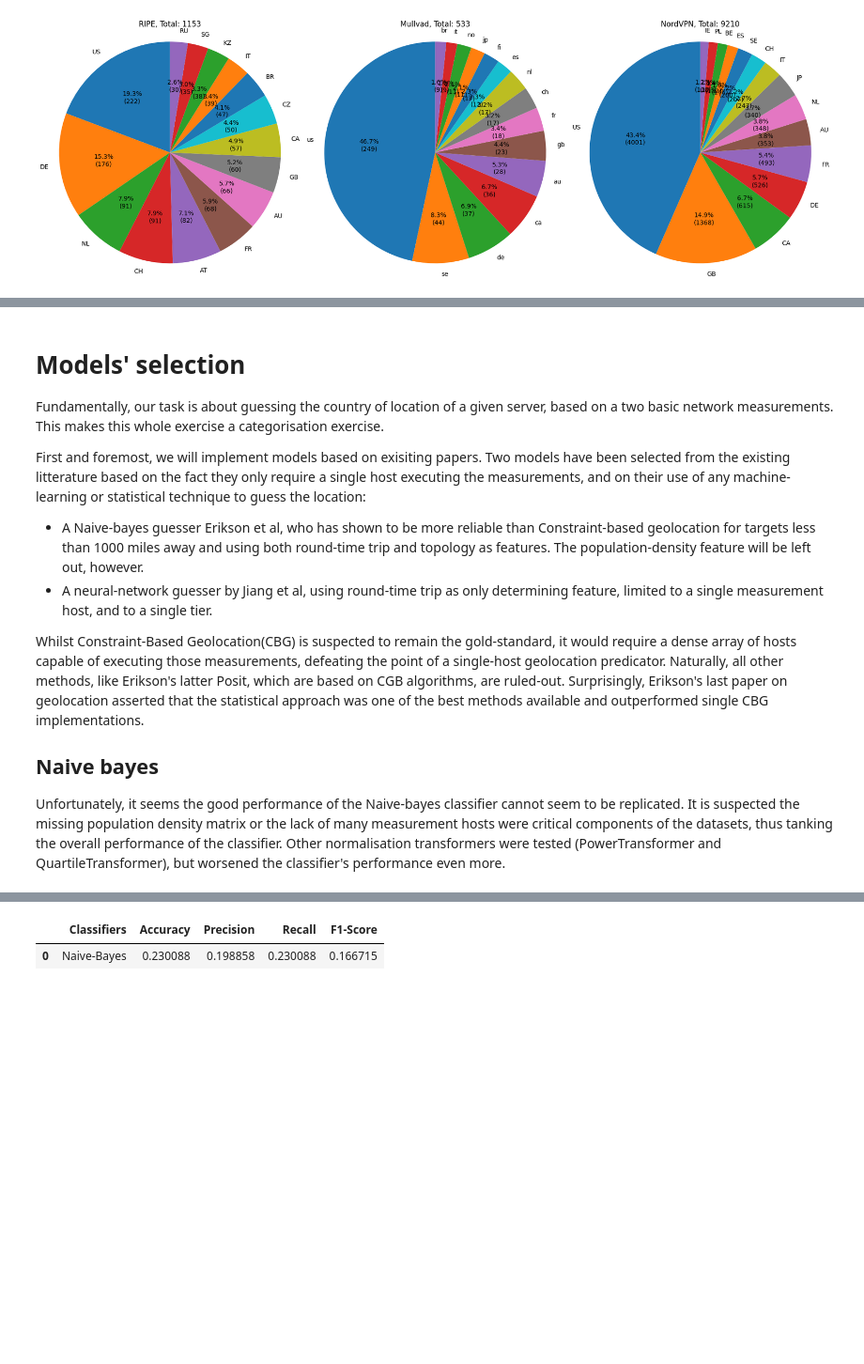
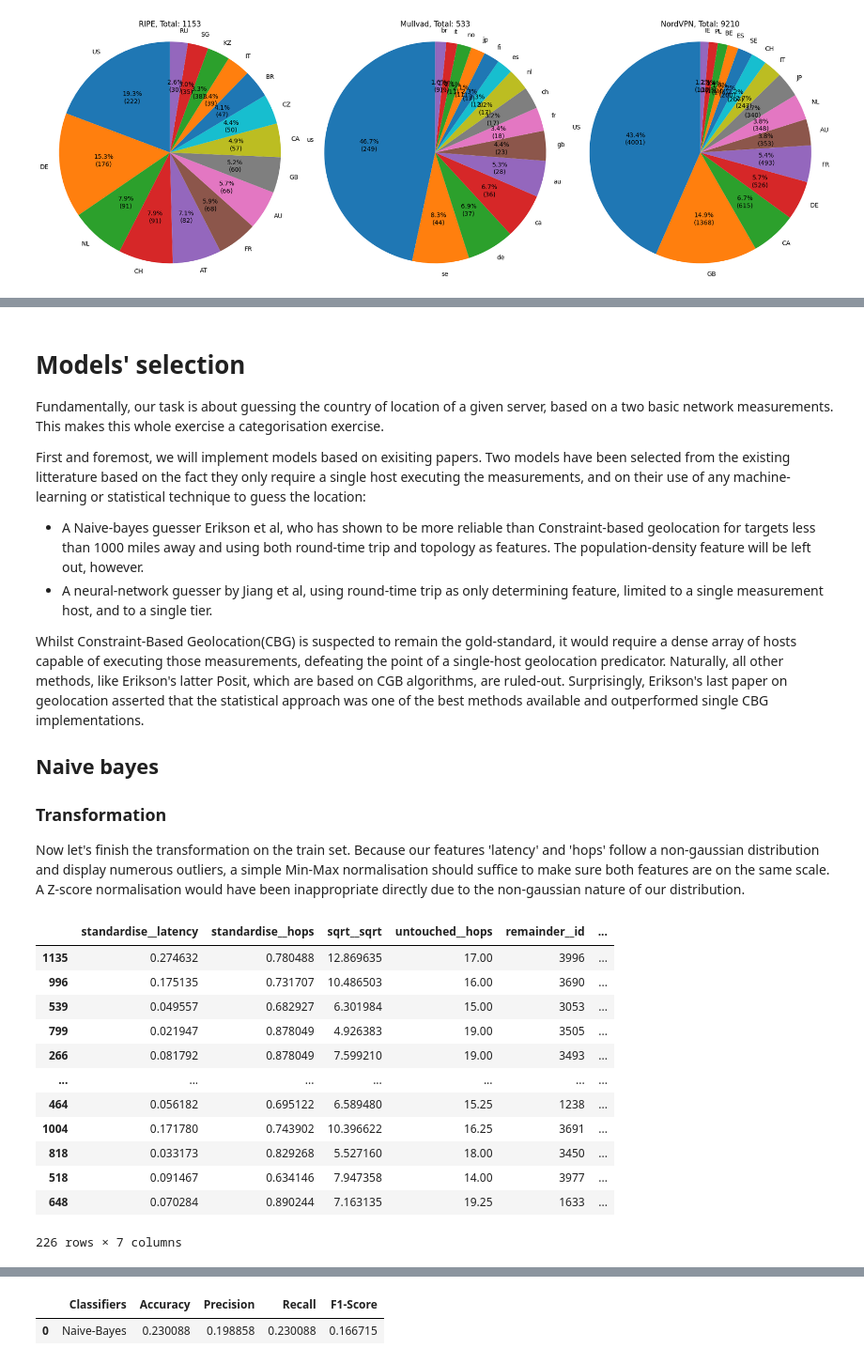
Before and after one commit to rtafurthgarcia/COM763-Assignment, a Jupyter notebook: app.ipynb, the cells around one changed output, grey strips where cells are left out. Shown at 94% size. Cells and saved outputs as stored; diff of their text form; code cells hidden in the pictures; blank space fills up the shorter version.

```diff
--- a/app.ipynb
+++ b/app.ipynb
@@ -39,5 +71,45 @@ Whilst Constraint-Based Geolocation(CBG) is suspected to remain the gold-standar
 Surprisingly, Erikson's last paper on geolocation asserted that the statistical approach was one of the best methods available and outperformed single CBG implementations.
 
 ## Naive bayes
-Unfortunately, it seems the good performance of the Naive-bayes classifier cannot seem to be replicated.
-It is suspected the missing population density matrix or the lack of many measurement hosts were critical components of the datasets, thus tanking the overall performance of the classifier. Other normalisation transformers were tested (PowerTransformer and QuartileTransformer), but worsened the classifier's performance even more.
+
+### Transformation
+Now let's finish the transformation on the train set. Because our features 'latency' and 'hops' follow a non-gaussian distribution and display numerous outliers, a simple Min-Max normalisation should suffice to make sure both features are on the same scale. A Z-score normalisation would have been inappropriate directly due to the non-gaussian nature of our distribution.
+# %%
+from sklearn.compose import ColumnTransformer
+from sklearn.preprocessing import FunctionTransformer, MinMaxScaler
+import pandas as pd
+import numpy as np
+from sklearn import set_config
+
+set_config(transform_output="pandas")
+
+def sqrt_transform(df):
+    # df is a DataFrame with one column (latency)
+    result = np.sqrt(df.values)
+    return pd.DataFrame(result, index=df.index, columns=["sqrt"])
+
+nb_preprocessing = ColumnTransformer([
+    # Scale original latency and hops
+    ("standardise", MinMaxScaler(), ["latency", "hops"]),
+    # Add sqrt(latency) as a new column (not scaled here)
+    ("sqrt", FunctionTransformer(sqrt_transform), ["latency"]),
+    ("untouched", FunctionTransformer(lambda x: x), ["hops"])
+], remainder='passthrough')
+
+prepared_train_set = nb_preprocessing.fit_transform(train_set) # type: ignore
+prepared_dev_set = nb_preprocessing.fit_transform(dev_set) # type: ignore
+prepared_dev_set
+# %% [output]
+|  | standardise__latency | standardise__hops | sqrt__sqrt | untouched__hops | remainder__id | ... |
+| 1135 | 0.274632 | 0.780488 | 12.869635 | 17.00 | 3996 | ... |
+| 996 | 0.175135 | 0.731707 | 10.486503 | 16.00 | 3690 | ... |
+| 539 | 0.049557 | 0.682927 | 6.301984 | 15.00 | 3053 | ... |
+| 799 | 0.021947 | 0.878049 | 4.926383 | 19.00 | 3505 | ... |
+| 266 | 0.081792 | 0.878049 | 7.599210 | 19.00 | 3493 | ... |
+| ... | ... | ... | ... | ... | ... | ... |
+| 464 | 0.056182 | 0.695122 | 6.589480 | 15.25 | 1238 | ... |
+| 1004 | 0.171780 | 0.743902 | 10.396622 | 16.25 | 3691 | ... |
+| 818 | 0.033173 | 0.829268 | 5.527160 | 18.00 | 3450 | ... |
+| 518 | 0.091467 | 0.634146 | 7.947358 | 14.00 | 3977 | ... |
+| 648 | 0.070284 | 0.890244 | 7.163135 | 19.25 | 1633 | ... |
+226 rows × 7 columns
```
Also changed, not shown: parts of 13 cells of this notebook.
